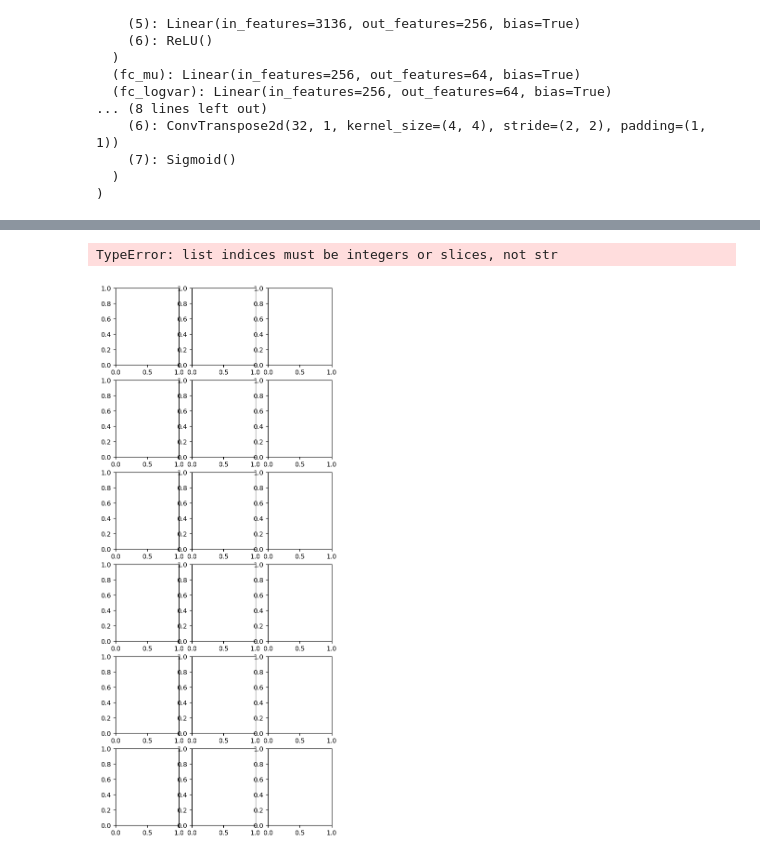
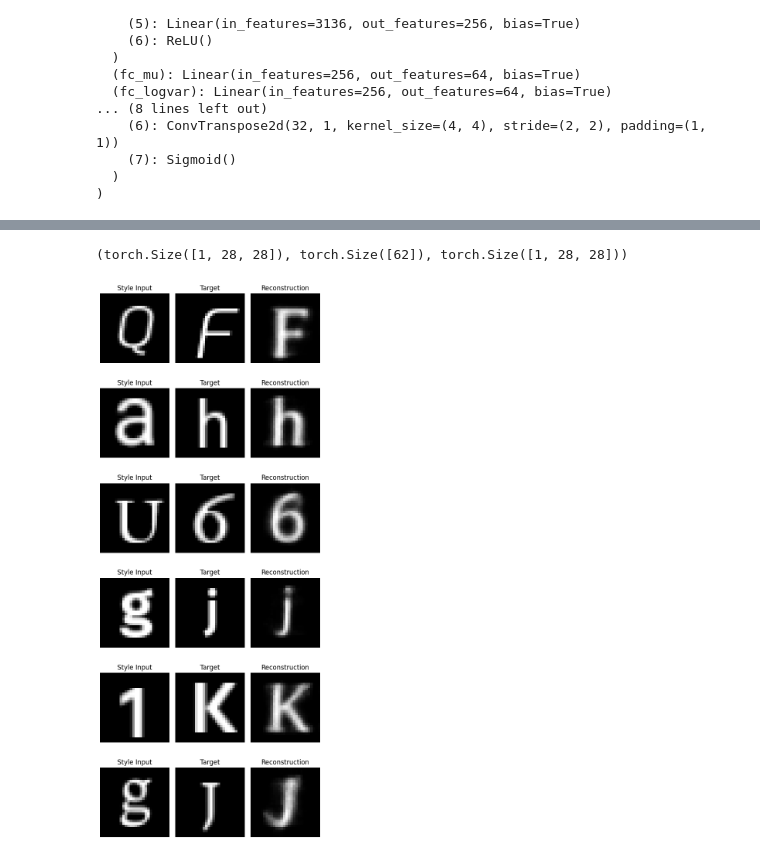
Before and after one commit to JackWang0318/ECE285-cvae, a Jupyter notebook: CVAE_pipeline.ipynb, the cells around one changed output, grey strips where cells are left out. Saved outputs shown, nothing was run; the diff lists cells and outputs as text; code cells hidden in the pictures.

```diff
--- a/CVAE_pipeline.ipynb
+++ b/CVAE_pipeline.ipynb
@@ -83,7 +95,7 @@ device = torch.device("mps" if torch.mps.is_available() else "cpu")
 model = FontTransferCVAE().to(device)
 optimizer = optim.Adam(model.parameters(), lr=1e-3)
 
-for epoch in range(20):
+for epoch in range(200):
     model.train()
     total_loss = 0
     for style_img, label_onehot, target_img in train_loader:
@@ -151,7 +157,0 @@ test_loader = DataLoader(test_dataset, batch_size=64)
-# %%
-for batch in test_loader:
-    # print(type(batch))
-    # print(batch))
-    for i in batch:
-        print(i.shape)
-    break
@@ -161,0 +158,10 @@ torch.Size([64, 1, 28, 28])
+# %%
+for style_img, label_tensor, target_img in test_loader:
+    print(style_img.shape)
+    print(label_tensor.shape)
+    print(target_img.shape)
+    break
+
+# torch.Size([64, 1, 28, 28])
+# torch.Size([64, 62])
+# torch.Size([64, 1, 28, 28])
@@ -161,0 +172,8 @@ torch.Size([64, 1, 28, 28])
+# %%
+test_dataset[0][0].shape, test_dataset[0][1].shape, test_dataset[0][2].shape
+# style_img, label_onehot, target_img
+# style_img: [1, 28, 28]
+# label_onehot: [62]
+# target_img: [1, 28, 28]
+# %% [output]
+(torch.Size([1, 28, 28]), torch.Size([62]), torch.Size([1, 28, 28]))
@@ -162,36 +197,45 @@ torch.Size([64, 1, 28, 28])
 # %%
+import torch
+import matplotlib.pyplot as plt
 
-# Visualize inference on first 6 test samples
+# 假设已定义:
+# - model (加载好并 .eval())
+# - test_loader
+# - device
+
+# 设置展示数量
 samples_to_show = 6
-count = 0
+
+# 创建子图
 fig, axes = plt.subplots(samples_to_show, 3, figsize=(6, 2.5 * samples_to_show))
 
+# 推理 & 可视化
+model.eval()
 with torch.no_grad():
-    for batch in test_loader:
-        style_img = batch["style_image"].to(device)           # [1, 1, 28, 28]
-        target_img = batch["target_image"].to(device)
-        label = batch["target_label"][0]
-        onehot = label_to_onehot(label).unsqueeze(0).to(device)
+    for style_img, label_tensor, target_img in test_loader:
+        # 提取前 N 个样本
+        style_img = style_img[:samples_to_show].to(device)      # [N, 1, 28, 28]
+        label_tensor = label_tensor[:samples_to_show].to(device)  # [N, 62]
+        target_img = target_img[:samples_to_show].to(device)    # [N, 1, 28, 28]
 
-        recon_img, _, _ = model(style_img, onehot)
+        recon_img, _, _ = model(style_img, label_tensor)        # [N, 1, 28, 28]
 
-        # Visualization
-        axes[count, 0].imshow(style_img[0].cpu().squeeze(), cmap='gray')
-        axes[count, 0].set_title("Style Input")
-        axes[count, 1].imshow(target_img[0].cpu().squeeze(), cmap='gray')
-        axes[count, 1].set_title(f"Target '{label}'")
-        axes[count, 2].imshow(recon_img[0].cpu().squeeze(), cmap='gray')
-        axes[count, 2].set_title("Reconstruction")
+        for i in range(samples_to_show):
+            axes[i, 0].imshow(style_img[i].cpu().squeeze(), cmap='gray')
+            axes[i, 0].set_title("Style Input")
 
-        for ax in axes[count]:
-            ax.axis('off')
+            axes[i, 1].imshow(target_img[i].cpu().squeeze(), cmap='gray')
+            axes[i, 1].set_title("Target")
 
-        count += 1
-        if count == samples_to_show:
-            break
+            axes[i, 2].imshow(recon_img[i].cpu().squeeze(), cmap='gray')
+            axes[i, 2].set_title("Reconstruction")
+
+            for ax in axes[i]:
+                ax.axis('off')
+
+        break  # 只处理一批
 
 plt.tight_layout()
 plt.show()
 # %% [output]
-TypeError: list indices must be integers or slices, not str
-[figure, old version]
+[figure, new version]
```
Also changed, not shown: parts of 7 cells of this notebook, 1 other file.
